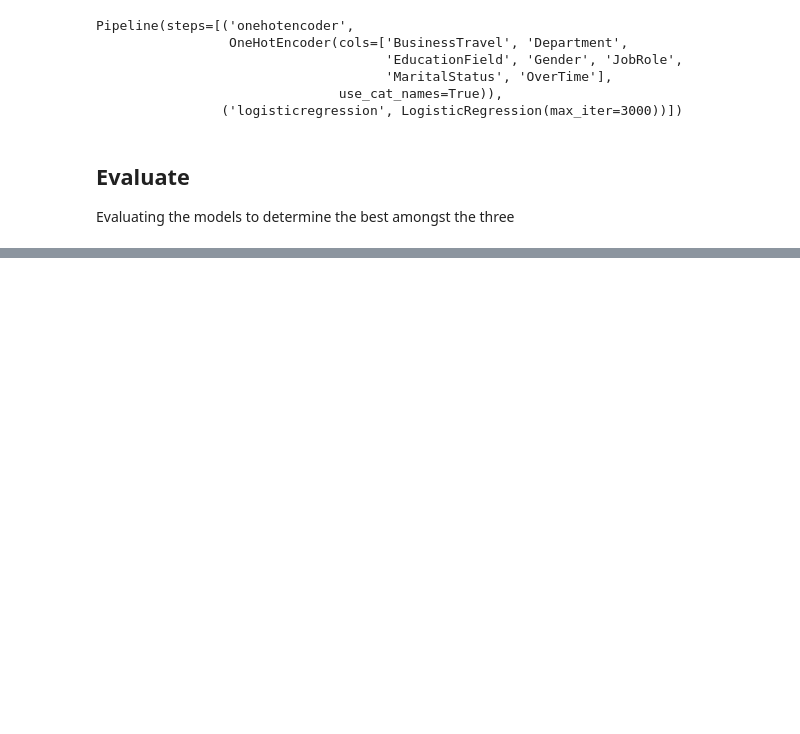
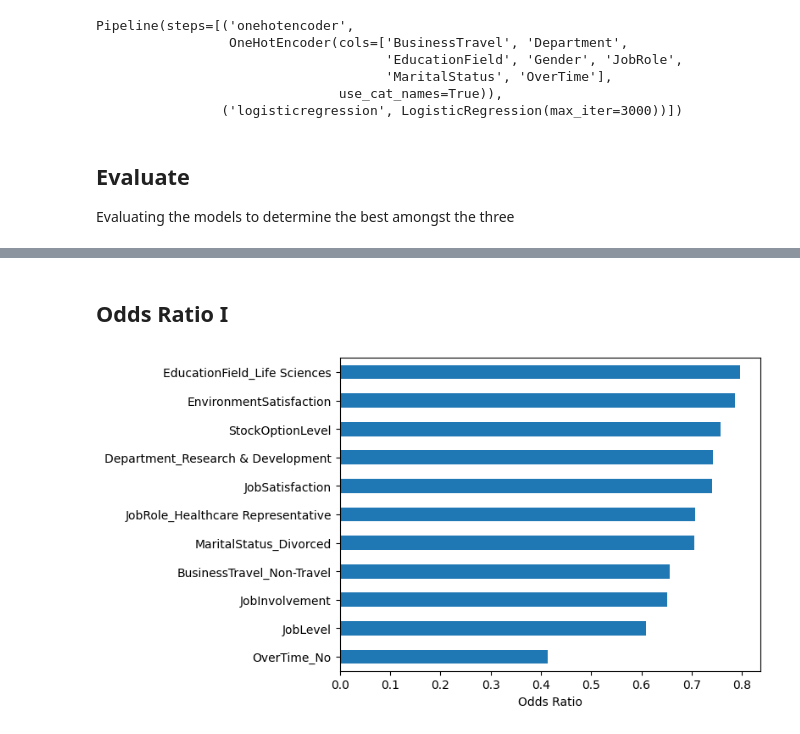
Before and after one commit to GorrettyOkumbe/Datascience-One-Campus, a Jupyter notebook: WORK _SPACE/Employee_Attrition_2023.ipynb, the cells around one changed output, grey strips where cells are left out. Cells and saved outputs as stored; diff of their text form; code cells hidden in the pictures; blank space fills up the shorter version.

```diff
--- a/WORK _SPACE/Employee_Attrition_2023.ipynb
+++ b/WORK _SPACE/Employee_Attrition_2023.ipynb
@@ -356,0 +399,11 @@ Validation Accuracy: 0.7627
+# %% [markdown]
+Odds Ratio I
+---
+# %%
+# Creating a visualization of the least important features in predicting Employee attrition
+feat_imp.head(11).plot(
+    kind = "barh"
+)
+plt.xlabel("Odds Ratio");
+# %% [output]
+[figure, added]
```
Also changed, not shown: parts of 16 cells of this notebook.
